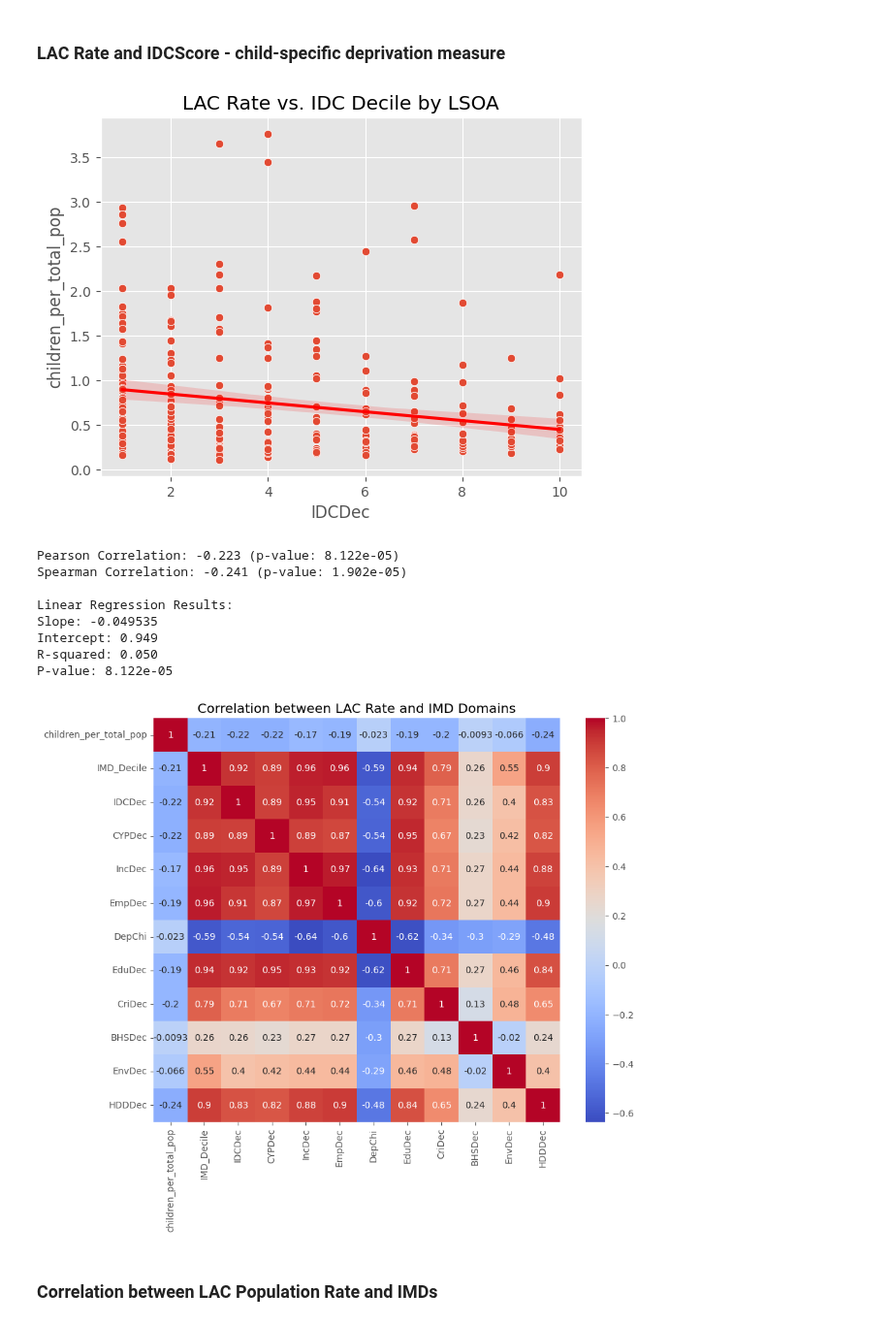
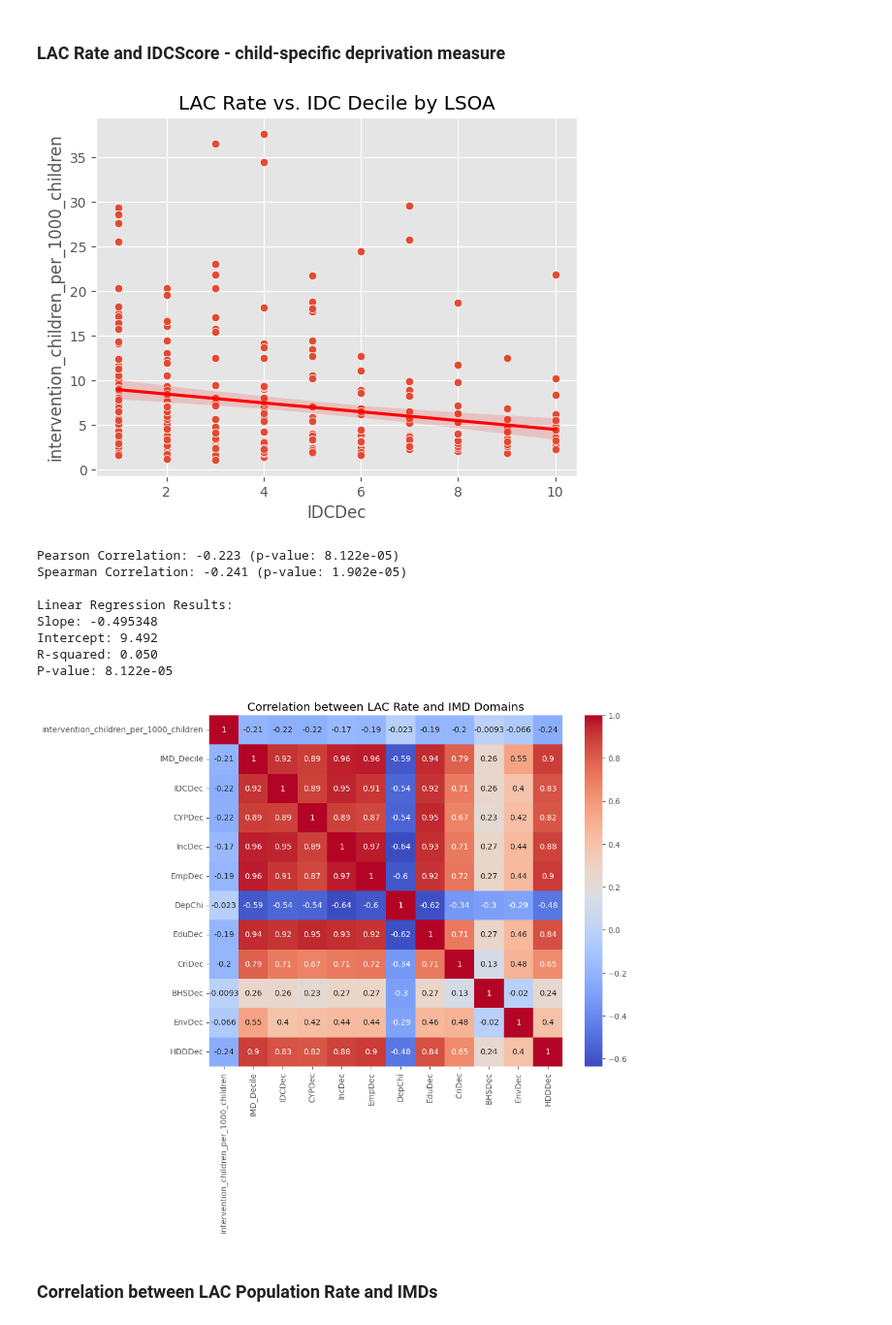
Before and after one commit to ConnectedBradford/CB_2649, a Jupyter notebook: notebooks/lac_lsoa_analysis.ipynb, the cells around one changed output. Shown at 97% size. Drawn from its saved outputs; the diff is of its cells as text; code cells hidden in the pictures.

```diff
--- a/notebooks/lac_lsoa_analysis.ipynb
+++ b/notebooks/lac_lsoa_analysis.ipynb
@@ -353,15 +353,15 @@ children_population = children_per_lsoa.merge(
 ).drop(columns='LSOA 2021 Code')
 
 # Calculate children proportion
-children_population['children_per_total_pop'] = (
+children_population['intervention_children_per_1000_children'] = (
     children_population['children_count'] /
-    children_population['TotalPop']) * 100
+    children_population['TotalPop']) * 1000
 
 # Create figure and plot
 fig, ax = plt.subplots(figsize=(8, 8))
 children_population.plot(
     ax=ax,
-    column='children_per_total_pop',
+    column='intervention_children_per_1000_children',
     scheme='NaturalBreaks',
     cmap='YlOrRd',
     edgecolor='grey',
@@ -370,8 +370,8 @@ children_population.plot(
 )
 
 # Create colorbar
-vmin = children_population['children_per_total_pop'].min()
-vmax = children_population['children_per_total_pop'].max()
+vmin = children_population['intervention_children_per_1000_children'].min()
+vmax = children_population['intervention_children_per_1000_children'].max()
 sm = plt.cm.ScalarMappable(cmap='YlOrRd', norm=plt.Normalize(vmin=vmin, vmax=vmax))
 sm.set_array([])
 
@@ -383,12 +383,12 @@ cbar = fig.colorbar(sm, ax=ax,
                    aspect=25)
 ticks = np.linspace(vmin, vmax, 6)
 cbar.set_ticks(np.linspace(vmin, vmax, 6))
-cbar.set_ticklabels([f"{tick:.2f}%" for tick in ticks])
+cbar.set_ticklabels([f"{tick:.2f}" for tick in ticks])
 cbar.ax.tick_params(size=8, width=1.5, direction='out', color='black')
 
 # Finalize plot
 ax.set_axis_off()
-ax.set_title('Rate of LAC per LSOA Population')
+ax.set_title('Number of LAC per 1000 Children')
 plt.tight_layout()
 plt.savefig(f'../figs/LAC_intervention_rate_map.png', dpi=300)
 plt.show()
@@ -541,14 +563,14 @@ In percentage terms, children in the less deprived area represent about 15.4% of
 sns.scatterplot(
     data=clean_data,
     x='IDCDec',
-    y='children_per_total_pop'
+    y='intervention_children_per_1000_children'
 )
 
 # Add a trendline
 sns.regplot(
     data=clean_data,
     x='IDCDec',
-    y='children_per_total_pop',
+    y='intervention_children_per_1000_children',
     scatter=False,
     color='red'
 )
@@ -560,18 +582,18 @@ plt.show()
 # Drop rows with NaN
 valid = (
     children_population['IDCDec'].notna() &
-    children_population['children_per_total_pop'].notna()
+    children_population['intervention_children_per_1000_children'].notna()
 )
 clean_data = children_population[valid]
 
 # Pearson Correlation
-correlation, p_value = stats.pearsonr(clean_data['IDCDec'], clean_data['children_per_total_pop'])
+correlation, p_value = stats.pearsonr(clean_data['IDCDec'], clean_data['intervention_children_per_1000_children'])
 
 # Spearman Correlation
-spearman_corr, spearman_p = stats.spearmanr(clean_data['IDCDec'], clean_data['children_per_total_pop'])
+spearman_corr, spearman_p = stats.spearmanr(clean_data['IDCDec'], clean_data['intervention_children_per_1000_children'])
 
 # Linear Regression
-slope, intercept, r_value, p_value_reg, std_err = stats.linregress(clean_data['IDCDec'], clean_data['children_per_total_pop'])
+slope, intercept, r_value, p_value_reg, std_err = stats.linregress(clean_data['IDCDec'], clean_data['intervention_children_per_1000_children'])
 
 # Print results
 print(f"Pearson Correlation: {correlation:.3f} (p-value: {p_value:.3e})")
@@ -582,29 +604,29 @@ print(f"Intercept: {intercept:.3f}")
 print(f"R-squared: {r_value**2:.3f}")
 print(f"P-value: {p_value_reg:.3e}")
 # %% [output]
-[figure, old version]
+[figure, new version]
 Pearson Correlation: -0.223 (p-value: 8.122e-05)
 Spearman Correlation: -0.241 (p-value: 1.902e-05)
 
 Linear Regression Results:
-Slope: -0.049535
-Intercept: 0.949
+Slope: -0.495348
+Intercept: 9.492
 R-squared: 0.050
 P-value: 8.122e-05
 # %%
 # Correlation Matric for IMD variables and lac rate per lsoa population
 corr_matrix = clean_data[[
-    'children_per_total_pop', 'IMD_Decile',
+    'intervention_children_per_1000_children', 'IMD_Decile',
     'IDCDec', 'CYPDec', 'IncDec', 'EmpDec', 'DepChi',
     'EduDec', 'CriDec', 'BHSDec', 'EnvDec', 'HDDDec'
 ]].corr()
 
 plt.figure(figsize=(10,8))
 sns.heatmap(corr_matrix, annot=True, cmap='coolwarm')
 plt.title('Correlation between LAC Rate and IMD Domains')
 plt.show()
 # %% [output]
-[figure, old version]
+[figure, new version]
 # %% [markdown]
 ### Correlation between LAC Population Rate and IMDs
 # %%
```
Also changed, not shown: parts of 10 cells of this notebook, 4 other files.
